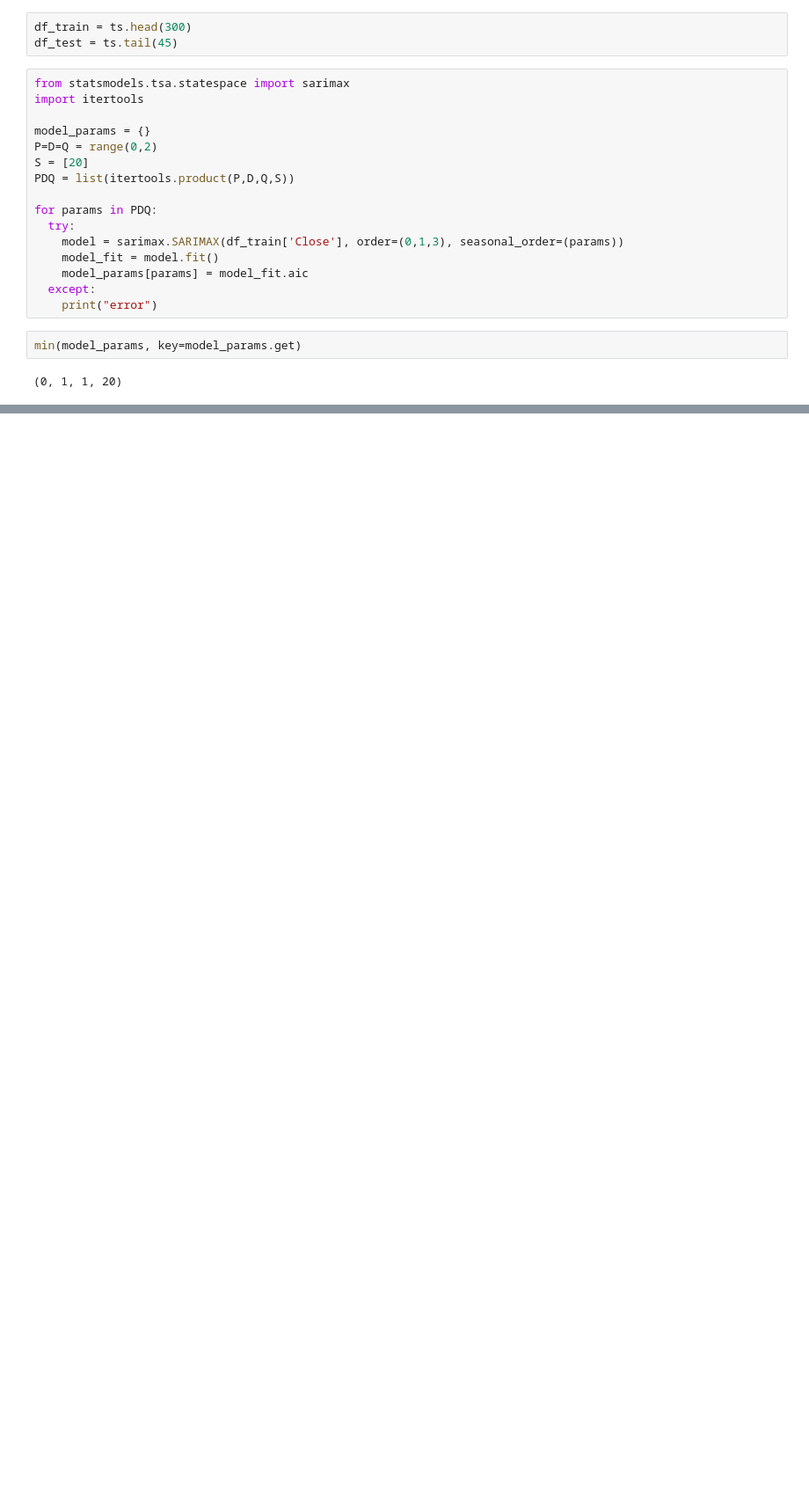
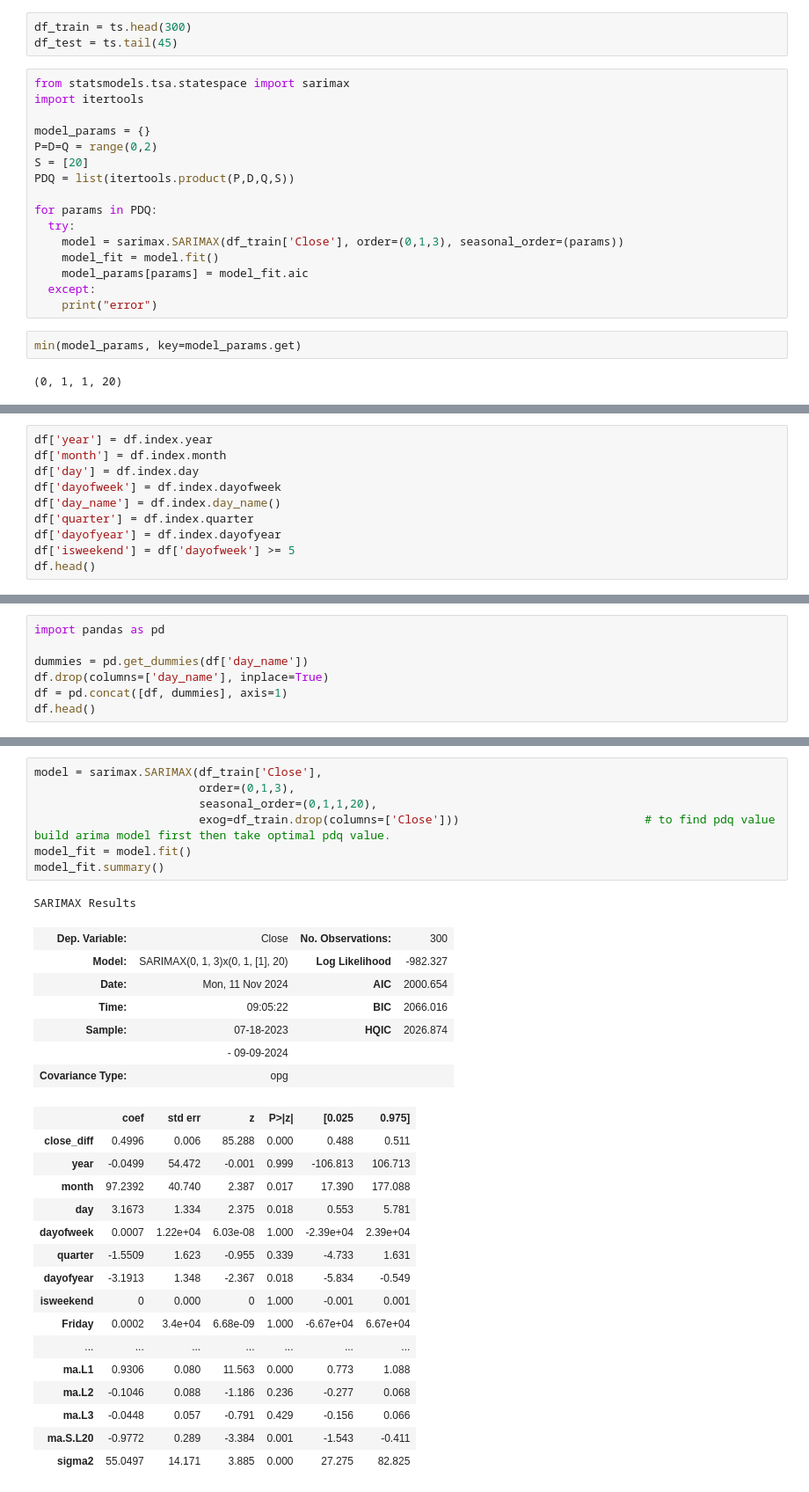
Before and after one commit to manjunathsirur1994/Time_series_forecasting, a Jupyter notebook: TS_SARIMA_SARIMAX.ipynb, the cells around one changed output, grey strips where cells are left out. Shown: that part at 88% size. Saved outputs shown, nothing was run; the diff lists cells and outputs as text; blank space fills up the shorter version.

```diff
--- a/TS_SARIMA_SARIMAX.ipynb
+++ b/TS_SARIMA_SARIMAX.ipynb
@@ -213,0 +244,10 @@ math.sqrt(mean_squared_error(df_test['Close'], y_pred))
+# %%
+df['year'] = df.index.year
+df['month'] = df.index.month
+df['day'] = df.index.day
+df['dayofweek'] = df.index.dayofweek
+df['day_name'] = df.index.day_name()
+df['quarter'] = df.index.quarter
+df['dayofyear'] = df.index.dayofyear
+df['isweekend'] = df['dayofweek'] >= 5
+df.head()
@@ -213,0 +262,7 @@ math.sqrt(mean_squared_error(df_test['Close'], y_pred))
+# %%
+import pandas as pd
+
+dummies = pd.get_dummies(df['day_name'])
+df.drop(columns=['day_name'], inplace=True)
+df = pd.concat([df, dummies], axis=1)
+df.head()
@@ -213,0 +295,32 @@ math.sqrt(mean_squared_error(df_test['Close'], y_pred))
+# %%
+model = sarimax.SARIMAX(df_train['Close'],
+                        order=(0,1,3),
+                        seasonal_order=(0,1,1,20),
+                        exog=df_train.drop(columns=['Close']))                           # to find pdq value build arima model first then take optimal pdq value.
+model_fit = model.fit()
+model_fit.summary()
+# %% [output]
+SARIMAX Results
+| Dep. Variable: | Close | No. Observations: | 300 |
+| Model: | SARIMAX(0, 1, 3)x(0, 1, [1], 20) | Log Likelihood | -982.327 |
+| Date: | Mon, 11 Nov 2024 | AIC | 2000.654 |
+| Time: | 09:05:22 | BIC | 2066.016 |
+| Sample: | 07-18-2023 | HQIC | 2026.874 |
+|  | - 09-09-2024 |  |  |
+| Covariance Type: | opg |  |  |
+|  | coef | std err | z | P>|z| | [0.025 | 0.975] |
+| close_diff | 0.4996 | 0.006 | 85.288 | 0.000 | 0.488 | 0.511 |
+| year | -0.0499 | 54.472 | -0.001 | 0.999 | -106.813 | 106.713 |
+| month | 97.2392 | 40.740 | 2.387 | 0.017 | 17.390 | 177.088 |
+| day | 3.1673 | 1.334 | 2.375 | 0.018 | 0.553 | 5.781 |
+| dayofweek | 0.0007 | 1.22e+04 | 6.03e-08 | 1.000 | -2.39e+04 | 2.39e+04 |
+| quarter | -1.5509 | 1.623 | -0.955 | 0.339 | -4.733 | 1.631 |
+| dayofyear | -3.1913 | 1.348 | -2.367 | 0.018 | -5.834 | -0.549 |
+| isweekend | 0 | 0.000 | 0 | 1.000 | -0.001 | 0.001 |
+| Friday | 0.0002 | 3.4e+04 | 6.68e-09 | 1.000 | -6.67e+04 | 6.67e+04 |
+| ... | ... | ... | ... | ... | ... | ... |
+| ma.L1 | 0.9306 | 0.080 | 11.563 | 0.000 | 0.773 | 1.088 |
+| ma.L2 | -0.1046 | 0.088 | -1.186 | 0.236 | -0.277 | 0.068 |
+| ma.L3 | -0.0448 | 0.057 | -0.791 | 0.429 | -0.156 | 0.066 |
+| ma.S.L20 | -0.9772 | 0.289 | -3.384 | 0.001 | -1.543 | -0.411 |
+| sigma2 | 55.0497 | 14.171 | 3.885 | 0.000 | 27.275 | 82.825 |
```
Also changed, not shown: parts of 30 cells of this notebook.
